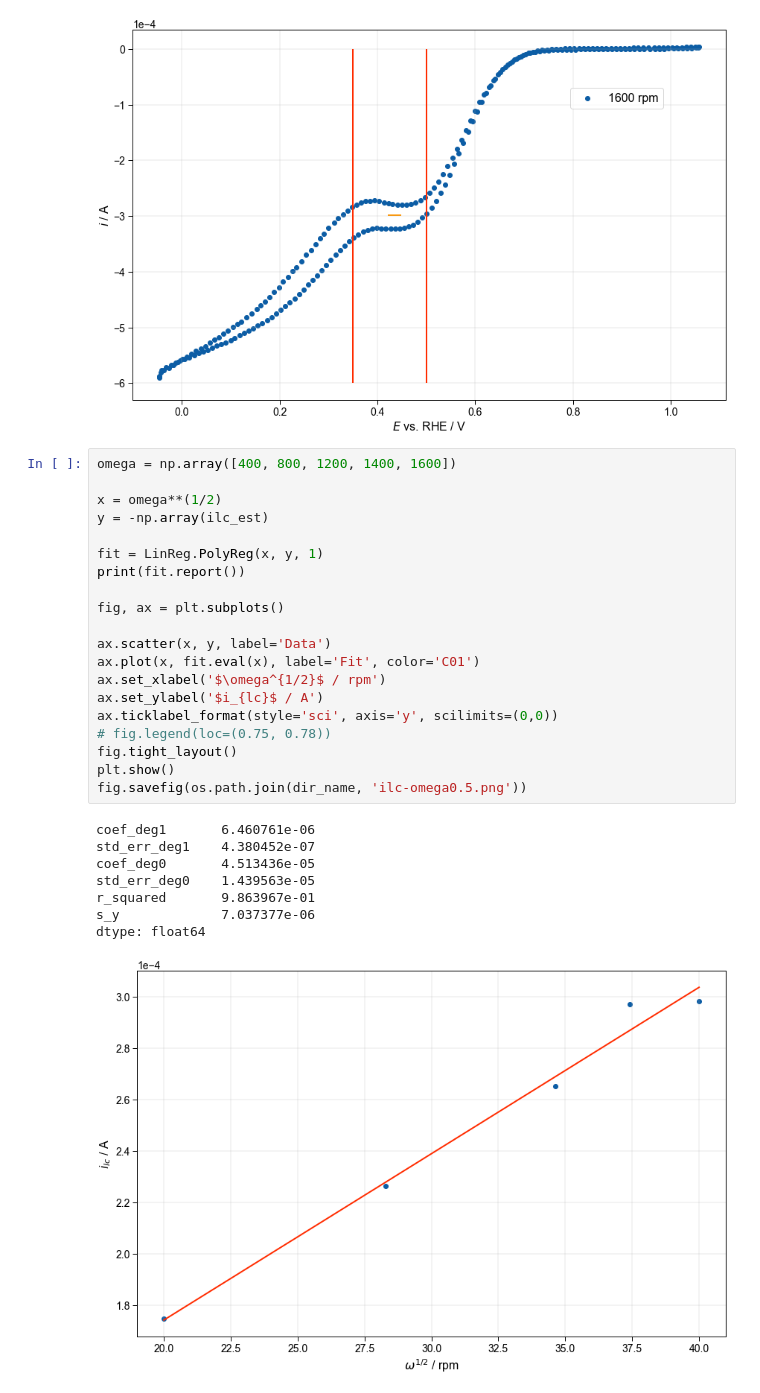
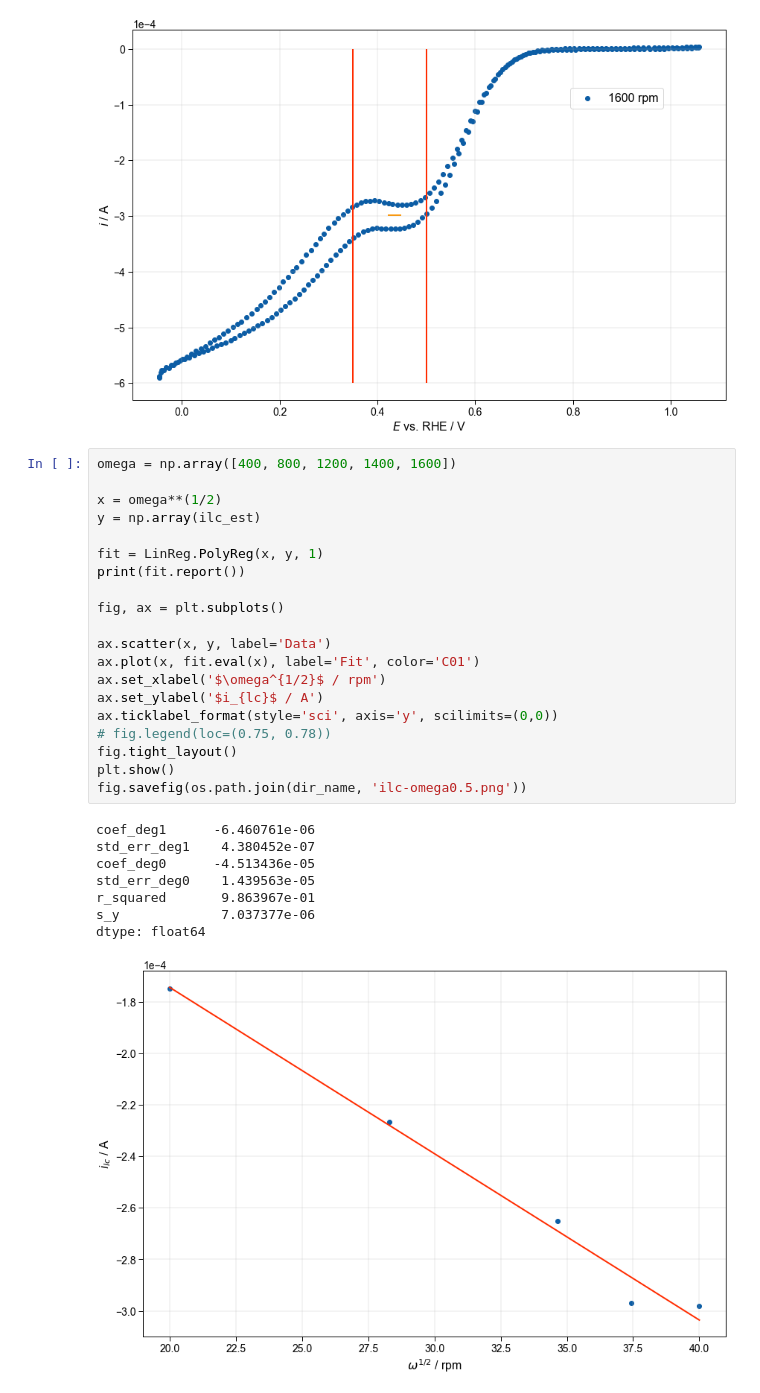
Before and after one commit to JGageWright/DataHandlers, a Jupyter notebook: notebooks/GC-Control-Submerged_JGW2-08.ipynb, the cells around one changed output. Saved outputs shown, nothing was run; the diff lists cells and outputs as text.

```diff
--- a/notebooks/GC-Control-Submerged_JGW2-08.ipynb
+++ b/notebooks/GC-Control-Submerged_JGW2-08.ipynb
@@ -93,29 +93,29 @@ for i in range(len(rpm_series)):
 # %%
 omega = np.array([400, 800, 1200, 1400, 1600])
 
 x = omega**(1/2)
-y = -np.array(ilc_est)
+y = np.array(ilc_est)
 
 fit = LinReg.PolyReg(x, y, 1)
 print(fit.report())
 
 fig, ax = plt.subplots()
 
 ax.scatter(x, y, label='Data')
 ax.plot(x, fit.eval(x), label='Fit', color='C01')
 ax.set_xlabel('$\omega^{1/2}$ / rpm')
 ax.set_ylabel('$i_{lc}$ / A')
 ax.ticklabel_format(style='sci', axis='y', scilimits=(0,0))
 # fig.legend(loc=(0.75, 0.78))
 fig.tight_layout()
 plt.show()
 fig.savefig(os.path.join(dir_name, 'ilc-omega0.5.png'))
 # %% [output]
-coef_deg1       6.460761e-06
+coef_deg1      -6.460761e-06
 std_err_deg1    4.380452e-07
-coef_deg0       4.513436e-05
+coef_deg0      -4.513436e-05
 std_err_deg0    1.439563e-05
 r_squared       9.863967e-01
 s_y             7.037377e-06
 dtype: float64
-[figure, old version]
+[figure, new version]
```
Also changed, not shown: 1 other file.
